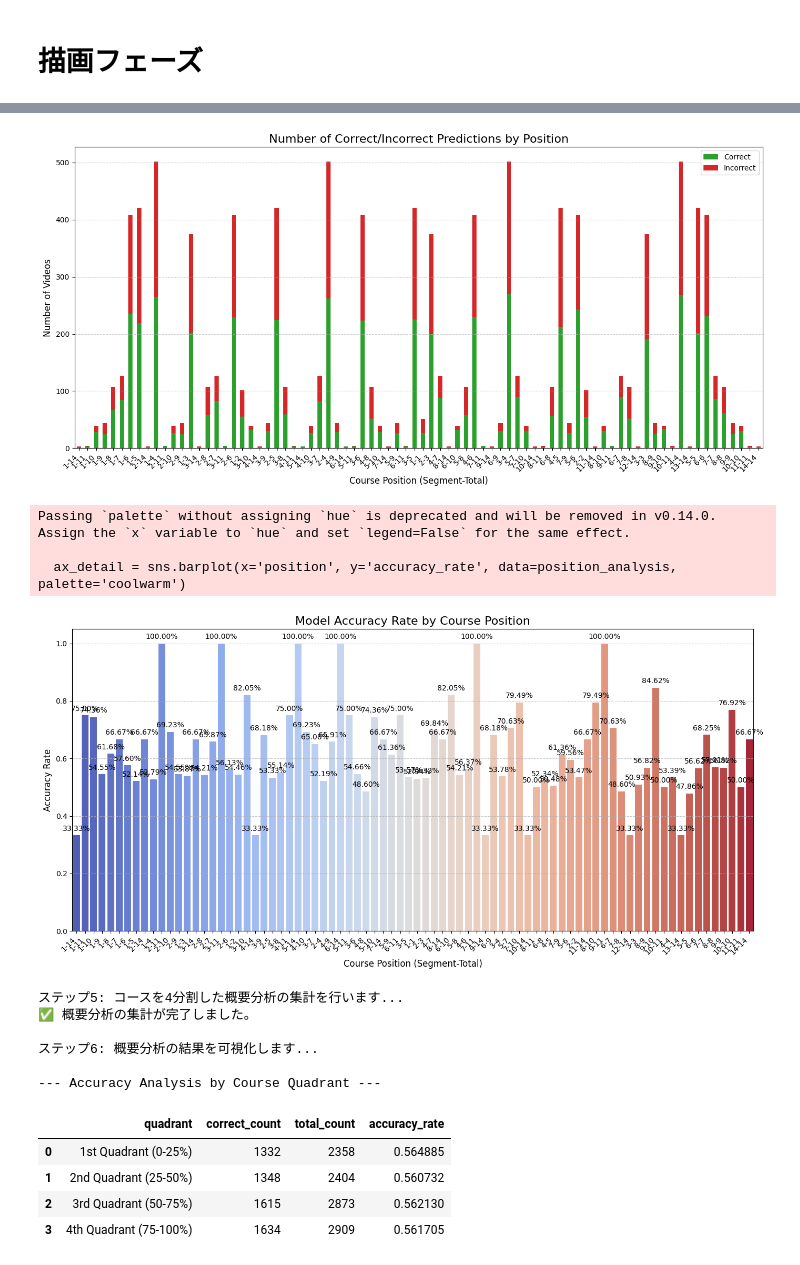
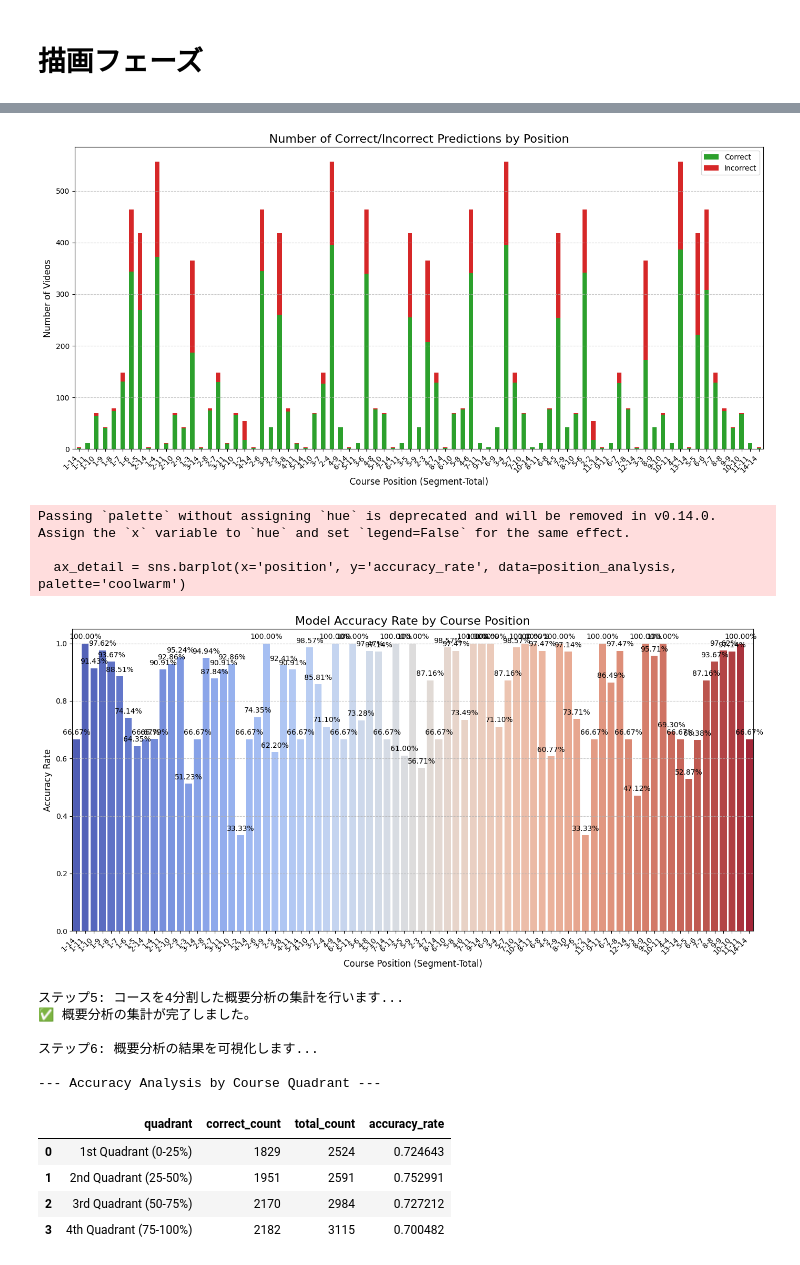
Before and after one commit to TsuguTsukumo/2stream_3D_CNN_Walk_Pytorch, a Jupyter notebook: analysis/draw_failurepoint.ipynb, the cells around one changed output, grey strips where cells are left out. Saved outputs shown, nothing was run; the diff lists cells and outputs as text; code cells hidden in the pictures.

```diff
--- a/analysis/draw_failurepoint.ipynb
+++ b/analysis/draw_failurepoint.ipynb
@@ -53,7 +55,7 @@ except ImportError as e:
 print("\nステップ2: 設定ファイル (config.yaml) を読み込みます...")
 
 # 学習済みモデルが含まれるディレクトリのルートパス
-model_root = '/workspace/logs/resnet/single/2025-06-23/11-27-11'
+model_root = '/workspace/project/logs/resnet/slow_fusion/2025-02-03/05-15-18'
 
 # config.yaml のパス
 config_path = os.path.join(model_root, '.hydra/config.yaml')
@@ -102,7 +104,7 @@ print("\nステップ3: モデルを準備します...")
 # --- 設定値の取得 ---
 fusion_type = hparams.train.experiment
 device_ids = 1
-model_path = os.path.join(model_root, 'fold3/version_0/checkpoints/1-1.32-0.5332.ckpt')
+model_path = os.path.join(model_root, 'fold4/version_0/checkpoints/2-0.61-0.6986.ckpt')
 
 # --- デバイスの設定 ---
 if torch.cuda.is_available():
@@ -170,9 +173,9 @@ Using cache found in /root/.cache/torch/hub/pytorch_vision_v0.10.0
 print("\nステップ4: 推論を実行します...")
 
 # --- 4.1. 推論対象の設定 ---
-AP_DATA_ROOT = '/workspace/data/analysis/ex_20250116_lat_organaized_split'
-LAT_DATA_ROOT = '/workspace/data/analysis/ex_20250116_lat_organaized_split'
-TARGET_FOLD = 'fold3'
+AP_DATA_ROOT = '/workspace/data/out_dir_ver2_classified_front'
+LAT_DATA_ROOT = '/workspace/data/out_dir_ver2_classified_side'
+TARGET_FOLD = 'fold4'
 INFERENCE_BATCH_SIZE = 4
 # -----------------------------
 
@@ -197,6 +200,8 @@ if fusion_type in ['late_fusion', 'early_fusion', 'slow_fusion']:
             batch_dict = batch[0]
             inputs_front, inputs_side = batch_dict["ap"]["video"].to(device), batch_dict["lat"]["video"].to(device)
             video_names = batch_dict["ap"]["video_name"]
+            if batch_dict['ap']['video_name'] != batch_dict['lat']['video_name']:
+                print('error')
             outputs = model(inputs_front, inputs_side)
             prob_for_class_1 = torch.sigmoid(outputs)
             predicted_indices = (prob_for_class_1 > 0.5).long()
@@ -289,7 +294,7 @@ import json
 
 # --- 1. 保存先のディレクトリとファイル名を定義 ---
 # あなたが指定したパスをここに設定します
-output_directory = '/workspace/data/analysis_logs/ex_20250116_organaized_split/single_lat'
+output_directory = '/workspace/data/analysis_logs/fails_points/slow'
 output_directory = os.path.join(output_directory, TARGET_FOLD)
 output_filename = 'inference_results.json'
 output_filepath = os.path.join(output_directory, output_filename)
@@ -337,7 +337,7 @@ import glob # ファイル検索のためのライブラリ
 print("ステップ1: 複数foldのJSONファイルを読み込んで統合します...")
 
 # JSONファイルが格納されている親ディレクトリを指定
-JSON_ROOT_DIRECTORY = '/workspace/data/analysis_logs/ex_20250116_organaized_split/single_lat'
+JSON_ROOT_DIRECTORY = '/workspace/data/analysis_logs/fails_points/late'
 
 # 指定したディレクトリ以下の全ての inference_results.json を探す
 json_file_paths = glob.glob(os.path.join(JSON_ROOT_DIRECTORY, 'fold*', 'inference_results.json'))
@@ -524,18 +524,18 @@ plt.show()
 
 ✅ 全てのJSONデータを統合しました。
 
 ステップ2: データフレームを処理し、分析用の列を追加します...
 ✅ 位置情報、正解ラベル、正誤判定の列を追加しました。
 
 ステップ3: 詳細な位置ごとの集計を行います...
 ✅ 詳細分析の集計が完了しました。
 
 ステップ4: 詳細分析の結果を可視化します...
-[figure, old version]
+[figure, new version]
 Passing `palette` without assigning `hue` is deprecated and will be removed in v0.14.0. Assign the `x` variable to `hue` and set `legend=False` for the same effect.
 
   ax_detail = sns.barplot(x='position', y='accuracy_rate', data=position_analysis, palette='coolwarm')
-[figure, old version]
+[figure, new version]
 ステップ5: コースを4分割した概要分析の集計を行います...
 ✅ 概要分析の集計が完了しました。
 
@@ -543,7 +543,7 @@ Passing `palette` without assigning `hue` is deprecated and will be removed in v
 
 --- Accuracy Analysis by Course Quadrant ---
 |  | quadrant | correct_count | total_count | accuracy_rate |
-| 0 | 1st Quadrant (0-25%) | 1332 | 2358 | 0.564885 |
-| 1 | 2nd Quadrant (25-50%) | 1348 | 2404 | 0.560732 |
-| 2 | 3rd Quadrant (50-75%) | 1615 | 2873 | 0.562130 |
-| 3 | 4th Quadrant (75-100%) | 1634 | 2909 | 0.561705 |
+| 0 | 1st Quadrant (0-25%) | 1829 | 2524 | 0.724643 |
+| 1 | 2nd Quadrant (25-50%) | 1951 | 2591 | 0.752991 |
+| 2 | 3rd Quadrant (50-75%) | 2170 | 2984 | 0.727212 |
+| 3 | 4th Quadrant (75-100%) | 2182 | 3115 | 0.700482 |
```
Also changed, not shown: parts of 8 cells of this notebook, 9 other files.
